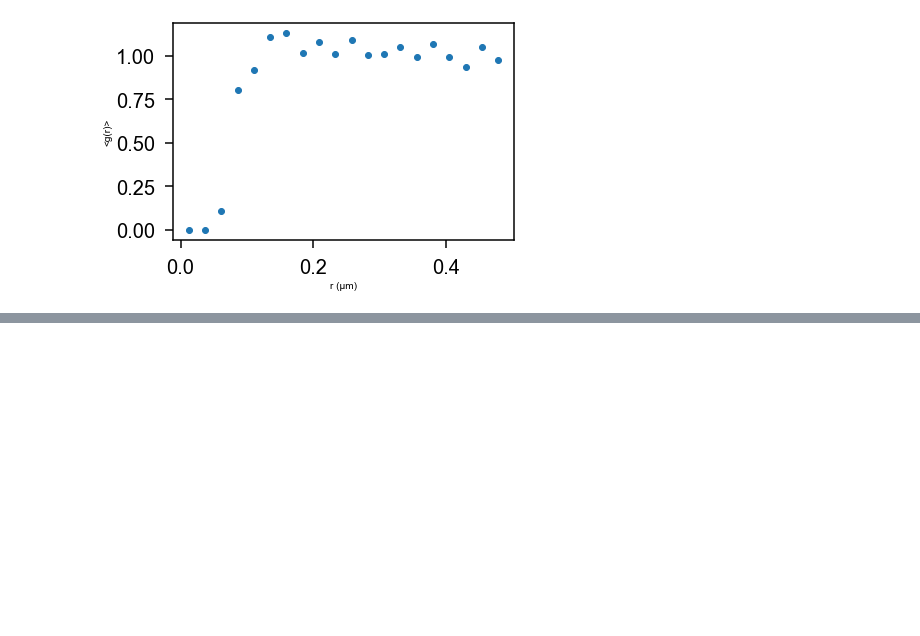
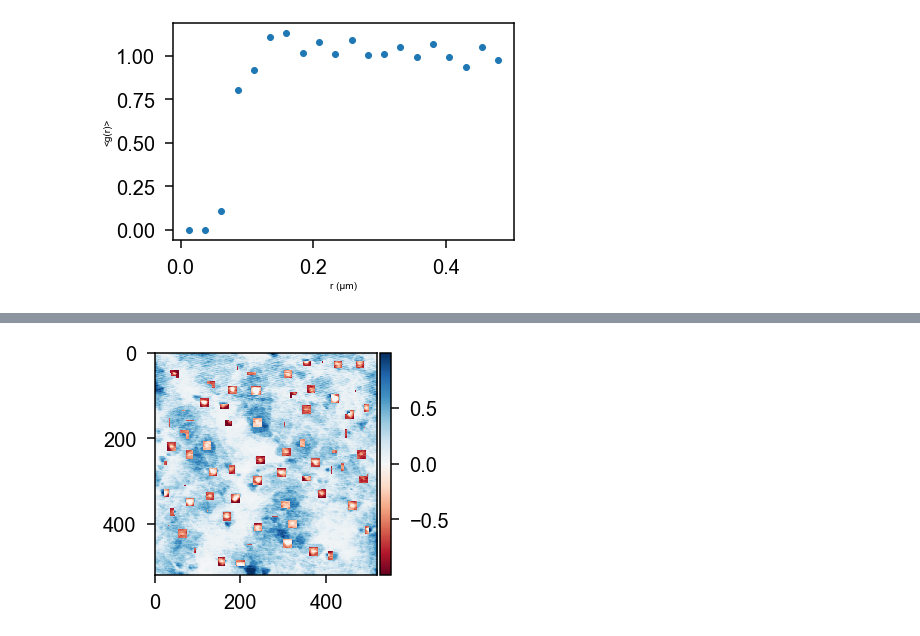
Before and after one commit to cmelab/QD-Paper-RDF, a Jupyter notebook: extract_qd_from_afm-86-Try2.ipynb, the cells around one changed output, grey strips where cells are left out. Cells and saved outputs as stored; diff of their text form; code cells hidden in the pictures; blank space fills up the shorter version.

```diff
--- a/extract_qd_from_afm-86-Try2.ipynb
+++ b/extract_qd_from_afm-86-Try2.ipynb
@@ -13,10 +13,10 @@ import os
 %matplotlib inline
 
 
-def get_dots2(file,microns=2,compare=False,spacing=5):
+def get_dots2(file,microns=2,compare=False,spacing=5,size=2):
     image = color.rgb2gray(io.imread(file))
     i1 = filters.gaussian(image,sigma=.7)
-    i1 = ndimage.maximum_filter(i1,size=2,mode='constant')
+    i1 = ndimage.maximum_filter(i1,size=size,mode='constant')
     coordinates = peak_local_max(i1, min_distance=spacing,indices=False)
     if compare:
         io.imshow(image -coordinates)
@@ -57,3 +79,8 @@ for i in "abcdefghijklmnopq":
+# %%
+#sample
+dots=get_dots2("86/2d.tif",compare=True, microns =L, spacing=20,size=20)
+# %% [output]
+[figure, added]
 # %%
 rdfs = np.asarray(rdfs)
 mean_count = np.mean(rdfs,axis=0)
```
Also changed, not shown: parts of 6 cells of this notebook, 1 other file.
